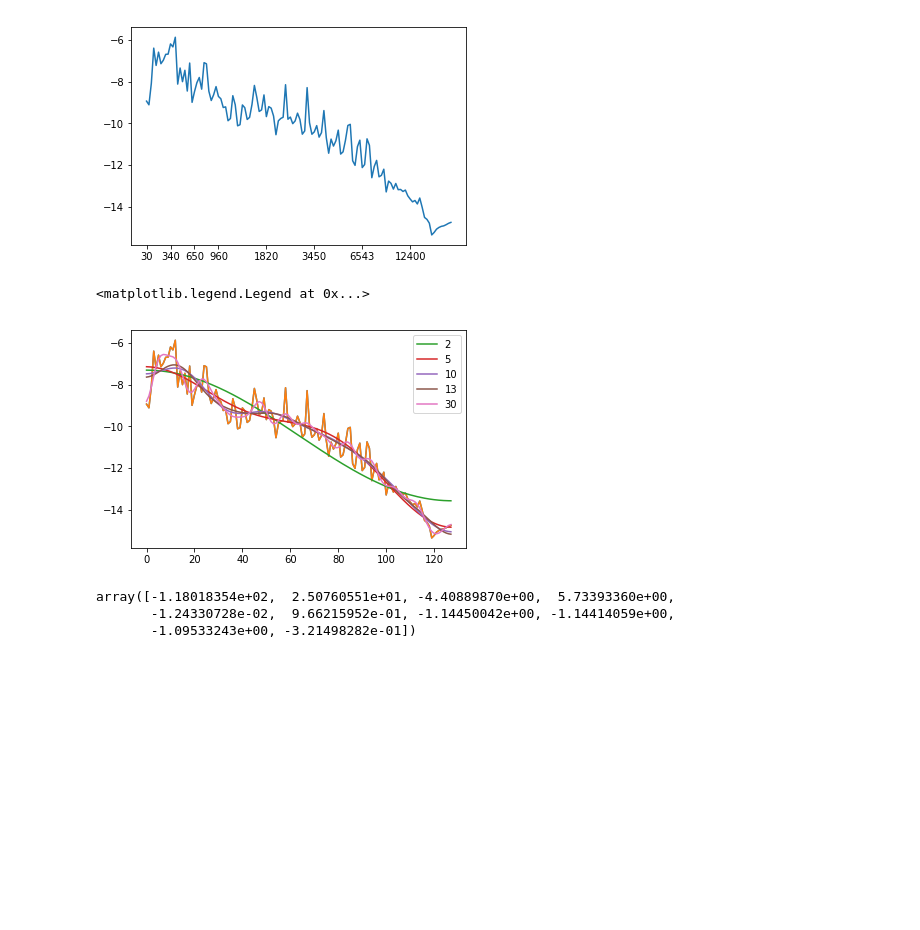
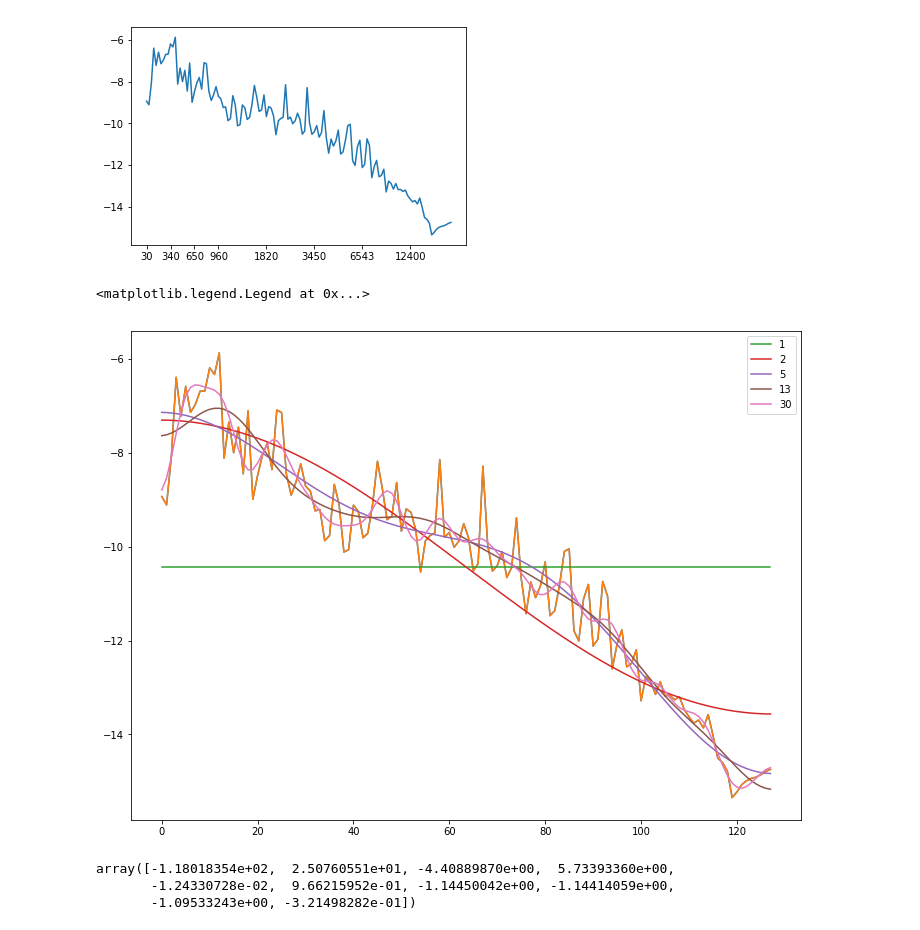
Before and after one commit to lightondust/topics_by_jupyter_notebook, a Jupyter notebook: audio_feature_view.ipynb, the cells around one changed output. Cells and saved outputs as stored; diff of their text form; code cells hidden in the pictures; blank space fills up the shorter version.

```diff
--- a/audio_feature_view.ipynb
+++ b/audio_feature_view.ipynb
@@ -144,17 +150,18 @@ plt.savefig('mel_bank_log.png')
 # %%
 dct_mel = dct(np.log(y), norm='ortho')
 # %%
-n_lst = [2,5,10,13, 30]
+n_lst = [1,2,5,13, 30]
+plt.figure(figsize=(12,9))
 plt.plot(np.log(y))
 plt.plot(idct(dct_mel, norm='ortho'))
 for n in n_lst:
     mel_n = np.zeros_like(dct_mel)
     mel_n[:n] = dct_mel[:n]
     plt.plot(idct(mel_n, norm='ortho'), label=n)
 plt.legend()
 # %% [output]
 <matplotlib.legend.Legend at 0x...>
-[figure, old version]
+[figure, new version]
 # %%
 dct_mel[:10]
 # %% [output]
```
Also changed, not shown: parts of 3 cells of this notebook.
